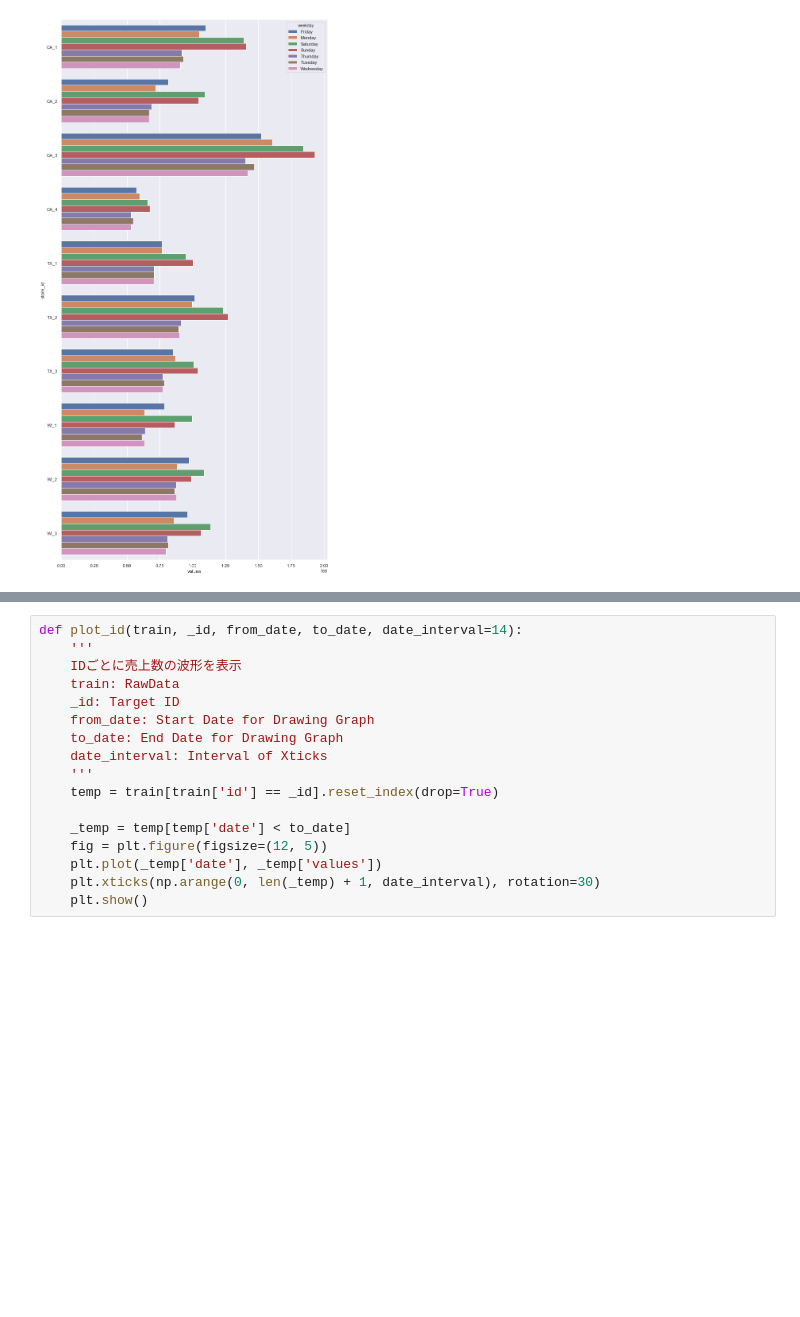
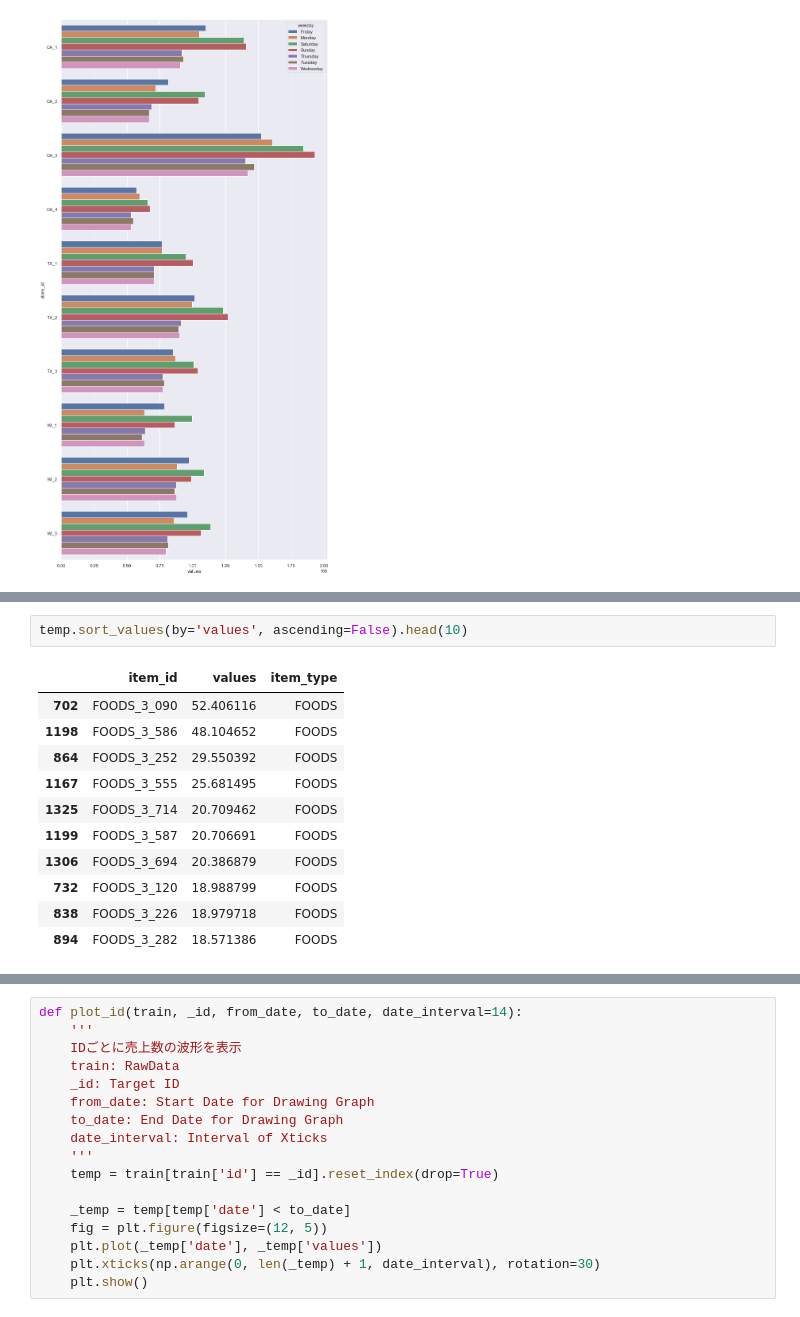
Before and after one commit to navitacion/m5-forecasting, a Jupyter notebook: notebook/EDA - M5 Forecasting.ipynb, the cells around one changed output, grey strips where cells are left out. Cells and saved outputs as stored; diff of their text form; blank space fills up the shorter version.

```diff
--- a/notebook/EDA - M5 Forecasting.ipynb
+++ b/notebook/EDA - M5 Forecasting.ipynb
@@ -81,0 +123,14 @@ plt.show()
+# %%
+temp.sort_values(by='values', ascending=False).head(10)
+# %% [output]
+|  | item_id | values | item_type |
+| 702 | FOODS_3_090 | 52.406116 | FOODS |
+| 1198 | FOODS_3_586 | 48.104652 | FOODS |
+| 864 | FOODS_3_252 | 29.550392 | FOODS |
+| 1167 | FOODS_3_555 | 25.681495 | FOODS |
+| 1325 | FOODS_3_714 | 20.709462 | FOODS |
+| 1199 | FOODS_3_587 | 20.706691 | FOODS |
+| 1306 | FOODS_3_694 | 20.386879 | FOODS |
+| 732 | FOODS_3_120 | 18.988799 | FOODS |
+| 838 | FOODS_3_226 | 18.979718 | FOODS |
+| 894 | FOODS_3_282 | 18.571386 | FOODS |
```
Also changed, not shown: parts of 9 cells of this notebook, 3 other files.
